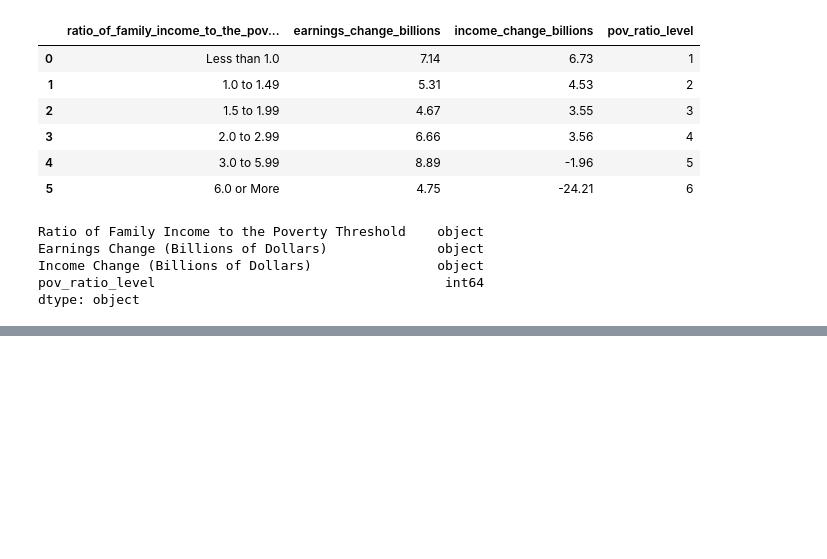
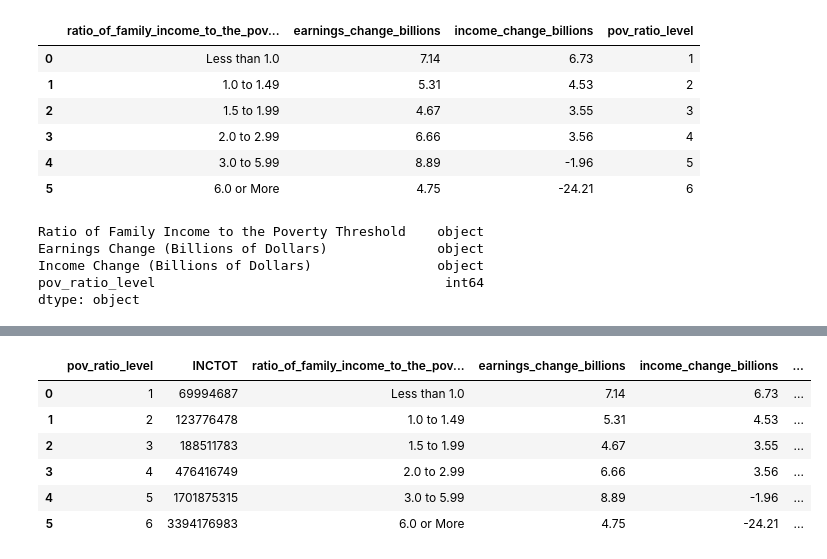
Before and after one commit to UBICenter/min-wage, a Jupyter notebook: jb/min_wage_script.ipynb, the cells around one changed output, grey strips where cells are left out. Cells and saved outputs as stored; diff of their text form; code cells hidden in the pictures; blank space fills up the shorter version.

```diff
--- a/jb/min_wage_script.ipynb
+++ b/jb/min_wage_script.ipynb
@@ -763,0 +728,7 @@ Name: ASECWT, dtype: float64
+# %%
+
+grouped_income_totals = cps_data.groupby('pov_ratio_level')["INCTOT"].sum()
+
+grouped_income_totals = pd.DataFrame(grouped_income_totals)
+
+grouped_income_totals/1e9
@@ -769,0 +750,4 @@ cps_data.ASECWT.sum()
+# %%
+grouped_income_totals = grouped_income_totals.merge(cbo_data_df, on = 'pov_ratio_level', how = 'left')
+
+grouped_income_totals
@@ -769,0 +762,12 @@ cps_data.ASECWT.sum()
+# %%
+grouped_income_totals["pct_change"] = grouped_income_totals.income_change_billions/grouped_income_totals.INCTOT
+
+grouped_income_totals
+# %% [output]
+|  | pov_ratio_level | INCTOT | ratio_of_family_income_to_the_pov... | earnings_change_billions | income_change_billions | ... |
+| 0 | 1 | 69994687 | Less than 1.0 | 7.14 | 6.73 | ... |
+| 1 | 2 | 123776478 | 1.0 to 1.49 | 5.31 | 4.53 | ... |
+| 2 | 3 | 188511783 | 1.5 to 1.99 | 4.67 | 3.55 | ... |
+| 3 | 4 | 476416749 | 2.0 to 2.99 | 6.66 | 3.56 | ... |
+| 4 | 5 | 1701875315 | 3.0 to 5.99 | 8.89 | -1.96 | ... |
+| 5 | 6 | 3394176983 | 6.0 or More | 4.75 | -24.21 | ... |
```
Also changed, not shown: parts of 23 cells of this notebook.
